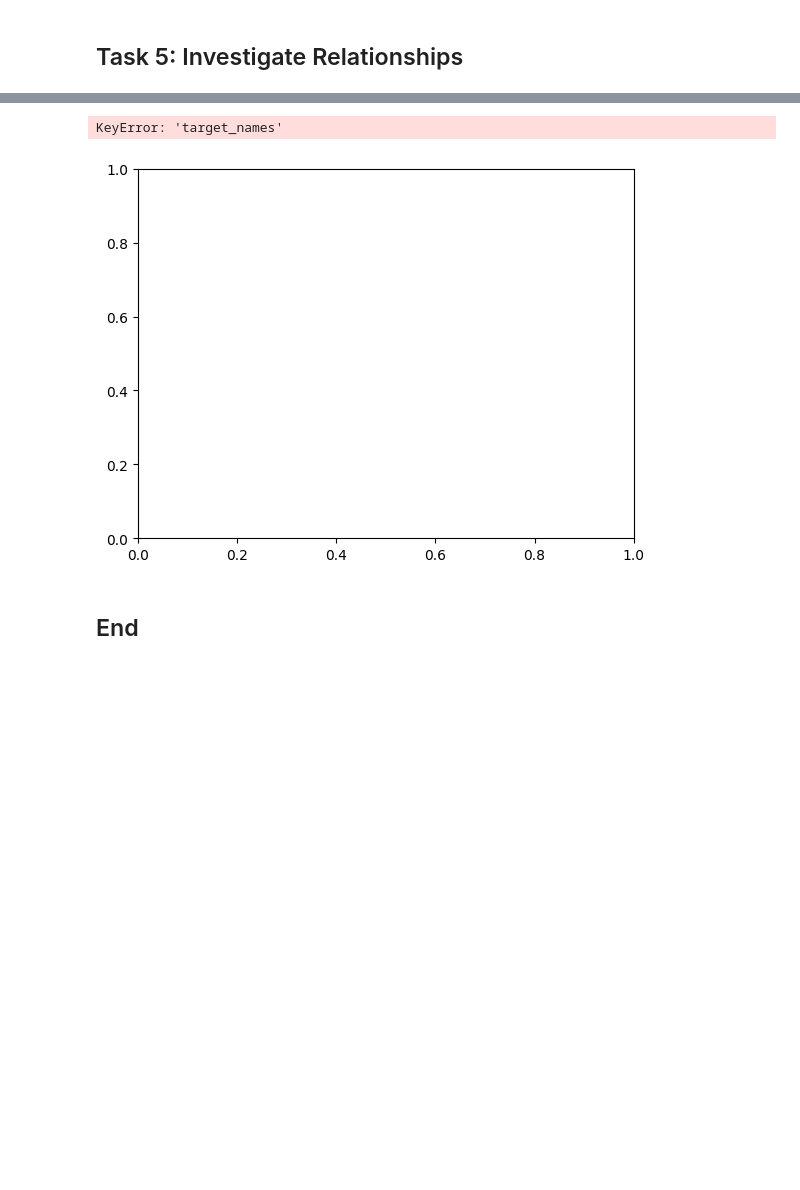
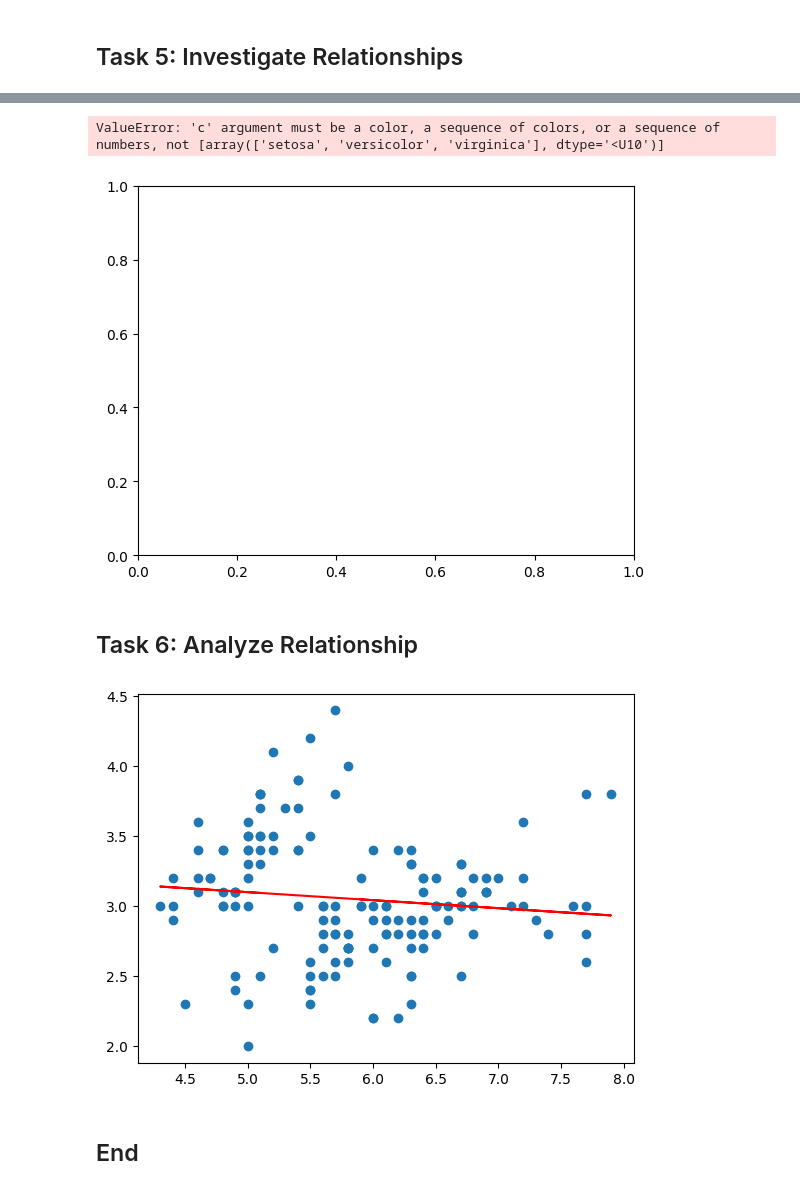
Before and after one commit to HewaOrang/principles_of_data_analytics, a Jupyter notebook: tasks.ipynb, the cells around one changed output, grey strips where cells are left out. Drawn from its saved outputs; the diff is of its cells as text; code cells hidden in the pictures; blank space fills up the shorter version.

Commit message:
Task 6 Polyfit linefitting

```diff
--- a/tasks.ipynb
+++ b/tasks.ipynb
@@ -234,15 +247,30 @@ ax.legend()
 fig, ax = plt.subplots()
 
 # Scatter plot.
-ax.scatter(df['sepal_length'], df['sepal_width'], c=df['target_names'], marker='.')
+ax.scatter(df['sepal_length'], df['sepal_width'], c=[data.target_names], marker='.')
 
 # Labels.
 ax.set_xlabel('Sepal_length')
 ax.set_ylabel('Sepal_width')
 
-ax.legend(df['target_names'], title='classes')
+ax.legend([data.target_names], title='classes')
 # %% [output]
-KeyError: 'target_names'
+ValueError: 'c' argument must be a color, a sequence of colors, or a sequence of numbers, not [array(['setosa', 'versicolor', 'virginica'], dtype='<U10')]
 [figure]
+# %% [markdown]
+## Task 6: Analyze Relationship
+# %%
+# Below uses numpy.polyfit to add a regression line to the scatter plot from Task 5 above.
+fig, ax = plt.subplots()
+
+x=df['sepal_length']
+y=df['sepal_width']
+
+ax.scatter(x, y)
+m, c = np.polyfit(x, y, 1)
+
+ax.plot(x, m * x + c, color='red');
+# %% [output]
+[figure, added]
 # %% [markdown]
 ## End
```
Also changed, not shown: parts of 2 cells of this notebook.
